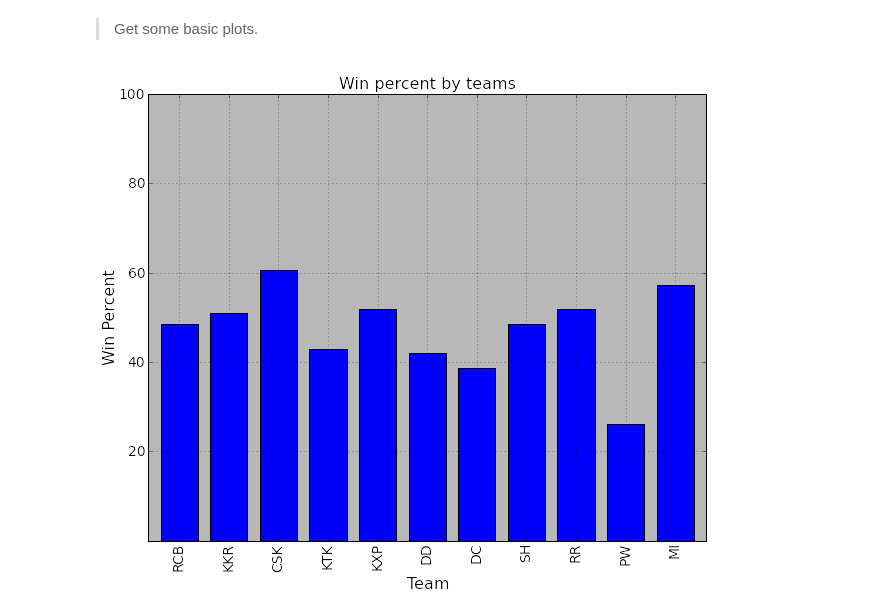
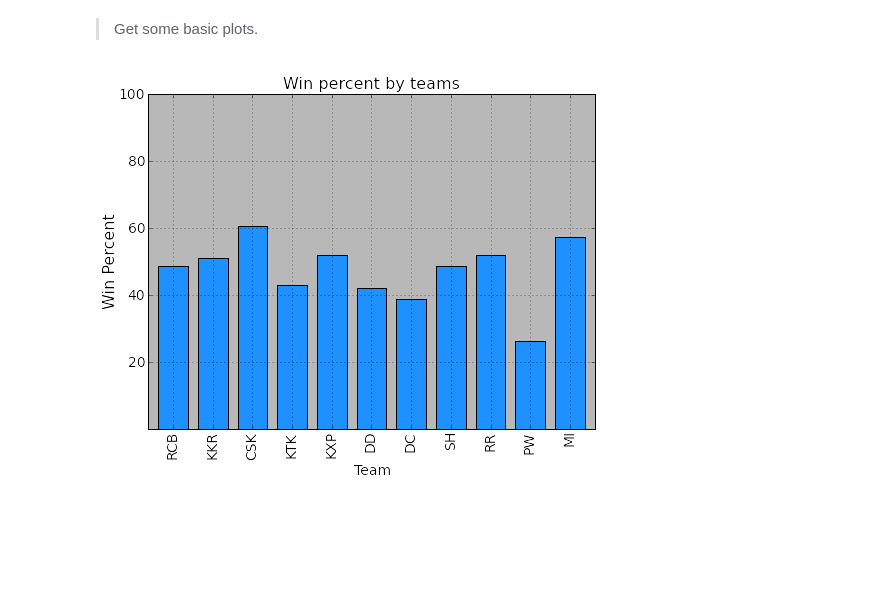
Before and after one commit to bharatreddy/collections, a Jupyter notebook: Team-Analysis.ipynb, the cells around one changed output. Cells and saved outputs as stored; diff of their text form; code cells hidden in the pictures; blank space fills up the shorter version.

```diff
--- a/Team-Analysis.ipynb
+++ b/Team-Analysis.ipynb
@@ -124,16 +124,20 @@ print "--------------- Team wins by year ------------------"
 # %% [markdown]
 > Get some basic plots.
 # %%
-
-ax = teamMatchDF.plot(x='short_name', y='win_percent', kind='bar',\
-                 ylim=[0,100], figsize=(8, 6), fontsize = 14 )
-ax.set_ylabel( 'Win Percent', fontsize=16 )
+import matplotlib.pyplot as plt
+import datetime
+fig = plt.figure(figsize=(8,6))
+ax1 = fig.add_subplot(111)
+# plot total team wins
+ax1 = teamMatchDF.plot(x='short_name', y='win_percent', kind='bar',\
+                 ylim=[0,100], fontsize = 14, color='#1E90FF' )
+ax1.set_ylabel( 'Win Percent', fontsize=16 )
 yticks = [20, 40, 60, 80, 100]
-ax.yaxis.set_ticks(yticks)
-ax.set_yticklabels(yticks, fontsize=14)
-ax.set_xlabel( 'Team', fontsize=16 )
-ax.set_title( 'Win percent by teams', fontsize=16 )
-ax.patch.set_facecolor('gray')
-ax.patch.set_alpha(0.75)
+ax1.yaxis.set_ticks(yticks)
+ax1.set_yticklabels(yticks, fontsize=14)
+ax1.set_xlabel( 'Team', fontsize=14 )
+ax1.set_title( 'Win percent by teams', fontsize=16 )
+ax1.patch.set_facecolor('gray')
+ax1.patch.set_alpha(0.75)
 # %% [output]
-[figure, old version]
+[figure, new version]
```
Also changed, not shown: parts of 2 cells of this notebook.
